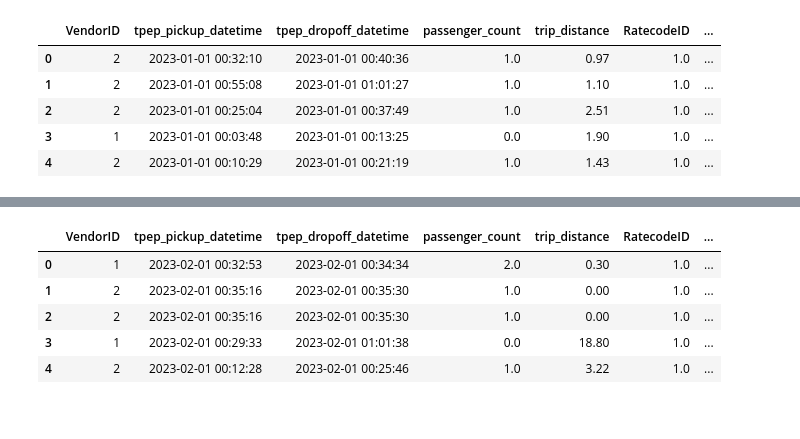
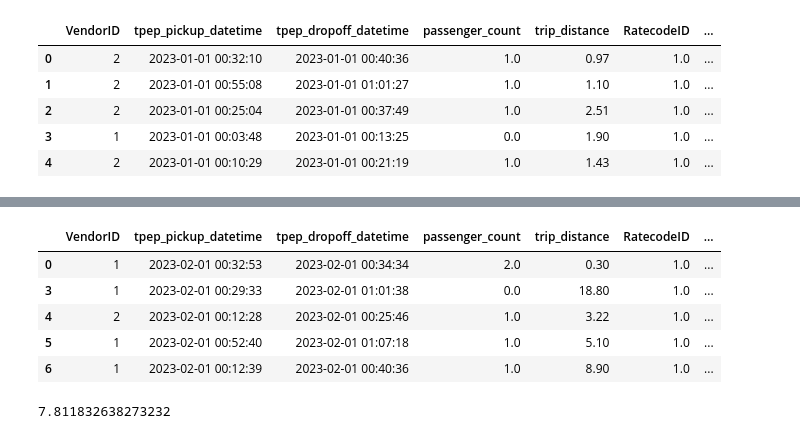
Before and after one commit to angsitt/mlops-zoomcamp, a Jupyter notebook: 01-intro/HW1.ipynb, the cells around one changed output, grey strips where cells are left out. Saved outputs shown, nothing was run; the diff lists cells and outputs as text; code cells hidden in the pictures.

```diff
--- a/01-intro/HW1.ipynb
+++ b/01-intro/HW1.ipynb
@@ -18,0 +92,5 @@ df1.head()
+# %%
+# Feature selection
+categorical = ["PULocationID", "DOLocationID"]
+cleansed_df1[categorical] = cleansed_df1[categorical].astype(str)
+cleansed_df1[categorical].dtypes
@@ -19,10 +156,20 @@ df1.head()
 # %%
+# Read the February data & execute necessary transformations
 df2 = pd.read_parquet('https://d37ci6vzurychx.cloudfront.net/trip-data/yellow_tripdata_2023-02.parquet')
+
+# Calculate trip duration
+df2["duration"] = (df2["tpep_dropoff_datetime"] - df2["tpep_pickup_datetime"]).dt.total_seconds() / 60
+# Remove outliers
+df2 = df2[df2["duration"].between(1, 60, inclusive="both")]
+# Convert data types
+df2[categorical] = df2[categorical].astype(str)
+df2[categorical].dtypes
+
 df2.head()
 # %% [output]
 |  | VendorID | tpep_pickup_datetime | tpep_dropoff_datetime | passenger_count | trip_distance | RatecodeID | ... |
 | 0 | 1 | 2023-02-01 00:32:53 | 2023-02-01 00:34:34 | 2.0 | 0.30 | 1.0 | ... |
-| 1 | 2 | 2023-02-01 00:35:16 | 2023-02-01 00:35:30 | 1.0 | 0.00 | 1.0 | ... |
-| 2 | 2 | 2023-02-01 00:35:16 | 2023-02-01 00:35:30 | 1.0 | 0.00 | 1.0 | ... |
 | 3 | 1 | 2023-02-01 00:29:33 | 2023-02-01 01:01:38 | 0.0 | 18.80 | 1.0 | ... |
 | 4 | 2 | 2023-02-01 00:12:28 | 2023-02-01 00:25:46 | 1.0 | 3.22 | 1.0 | ... |
+| 5 | 1 | 2023-02-01 00:52:40 | 2023-02-01 01:07:18 | 1.0 | 5.10 | 1.0 | ... |
+| 6 | 1 | 2023-02-01 00:12:39 | 2023-02-01 00:40:36 | 1.0 | 8.90 | 1.0 | ... |
@@ -28,0 +181,10 @@ df2.head()
+# %%
+lr = LinearRegression()
+lr.fit(X_train, Y_train)
+
+Y_pred = lr.predict(X_val)
+
+# RMSE
+mean_squared_error(Y_val, Y_pred, squared=False)
+# %% [output]
+7.811832638273232
```
Also changed, not shown: parts of 21 cells of this notebook.
